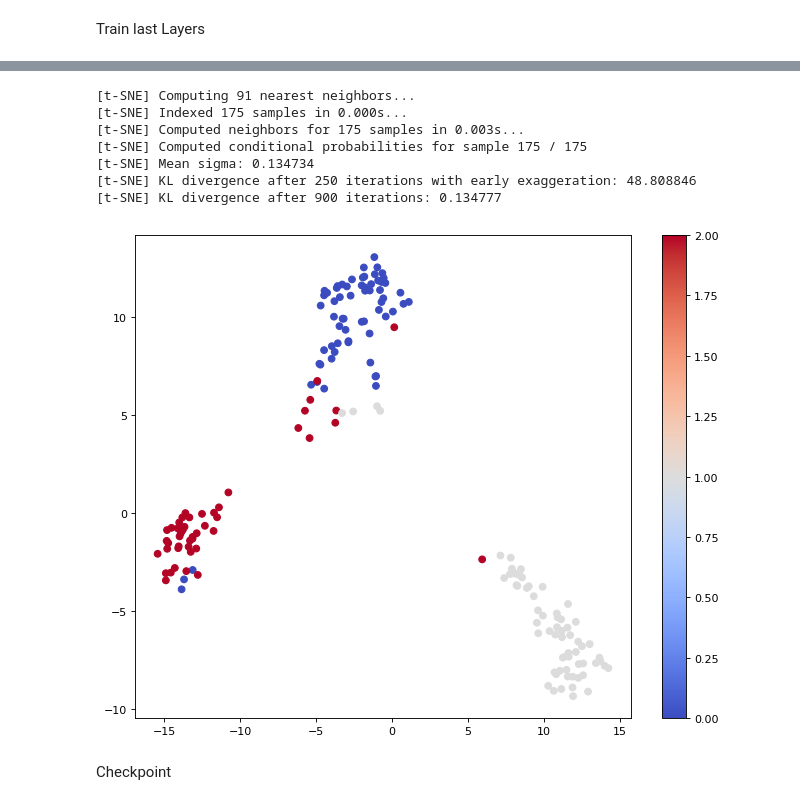
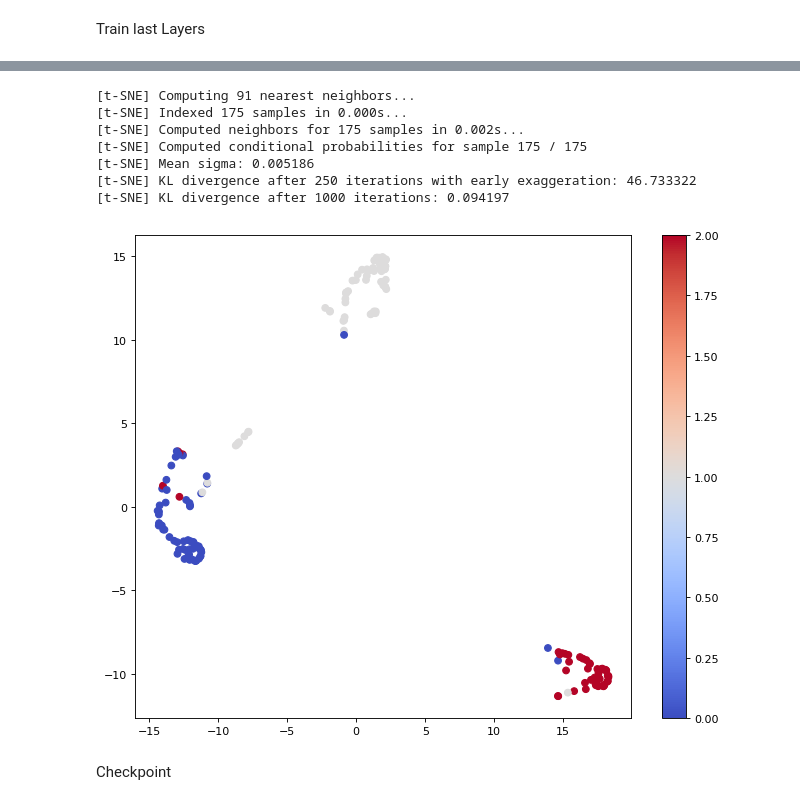
Before and after one commit to TimbusCalin/otus_cv_cource, a Jupyter notebook: src/otus_hw4/transfer_learning.ipynb, the cells around one changed output, grey strips where cells are left out. Saved outputs shown, nothing was run; the diff lists cells and outputs as text; code cells hidden in the pictures.

Commit message:
Experiment with only last classification layer

```diff
--- a/src/otus_hw4/transfer_learning.ipynb
+++ b/src/otus_hw4/transfer_learning.ipynb
@@ -107,14 +107,15 @@ def make_classifier(n_classes, img_shape, model=None,
     extractor = make_extractor(
         img_shape, model, dropout_rate=dropout_rate, trainable=trainable
     )
-    dropout = tf.keras.layers.Dropout(dropout_rate)
-    dense_1 = tf.keras.layers.Dense(units, activation='relu')
-    dense_2 = tf.keras.layers.Dense(units, activation='relu')
+    # dropout = tf.keras.layers.Dropout(dropout_rate)
+    # dense_1 = tf.keras.layers.Dense(units, activation='relu')
+    # dense_2 = tf.keras.layers.Dense(units, activation='relu')
     classifier = tf.keras.layers.Dense(n_classes, activation='softmax')
 
     input = tf.keras.layers.Input(img_shape)
     x = extractor(input)
-    x = classifier(dropout(dense_2(dropout(dense_1(dropout(x))))))
+    # x = classifier(dropout(dense_2(dropout(dense_1(dropout(x))))))
+    x = classifier(x)
 
     return tf.keras.Model(input, x)
 # %%
@@ -279,18 +277,18 @@ plot_history(history)
 # %%
 model_last_dense_layer = tf.keras.Model(classifier.input,
-                                     classifier.layers[-2].output)
+                                     classifier.layers[-1].output)
 feature_vectors_trained = normalize_vectors(
     model_last_dense_layer.predict(images))
 make_tsne_plot(feature_vectors_trained, labels)
 # %% [output]
 [t-SNE] Computing 91 nearest neighbors...
 [t-SNE] Indexed 175 samples in 0.000s...
-[t-SNE] Computed neighbors for 175 samples in 0.003s...
+[t-SNE] Computed neighbors for 175 samples in 0.002s...
 [t-SNE] Computed conditional probabilities for sample 175 / 175
-[t-SNE] Mean sigma: 0.134734
-[t-SNE] KL divergence after 250 iterations with early exaggeration: 48.808846
-[t-SNE] KL divergence after 900 iterations: 0.134777
+[t-SNE] Mean sigma: 0.005186
+[t-SNE] KL divergence after 250 iterations with early exaggeration: 46.733322
+[t-SNE] KL divergence after 1000 iterations: 0.094197
-[figure, old version]
+[figure, new version]
 # %% [markdown]
 Checkpoint
 # %%
```
Also changed, not shown: parts of 9 cells of this notebook, 2 other files.
